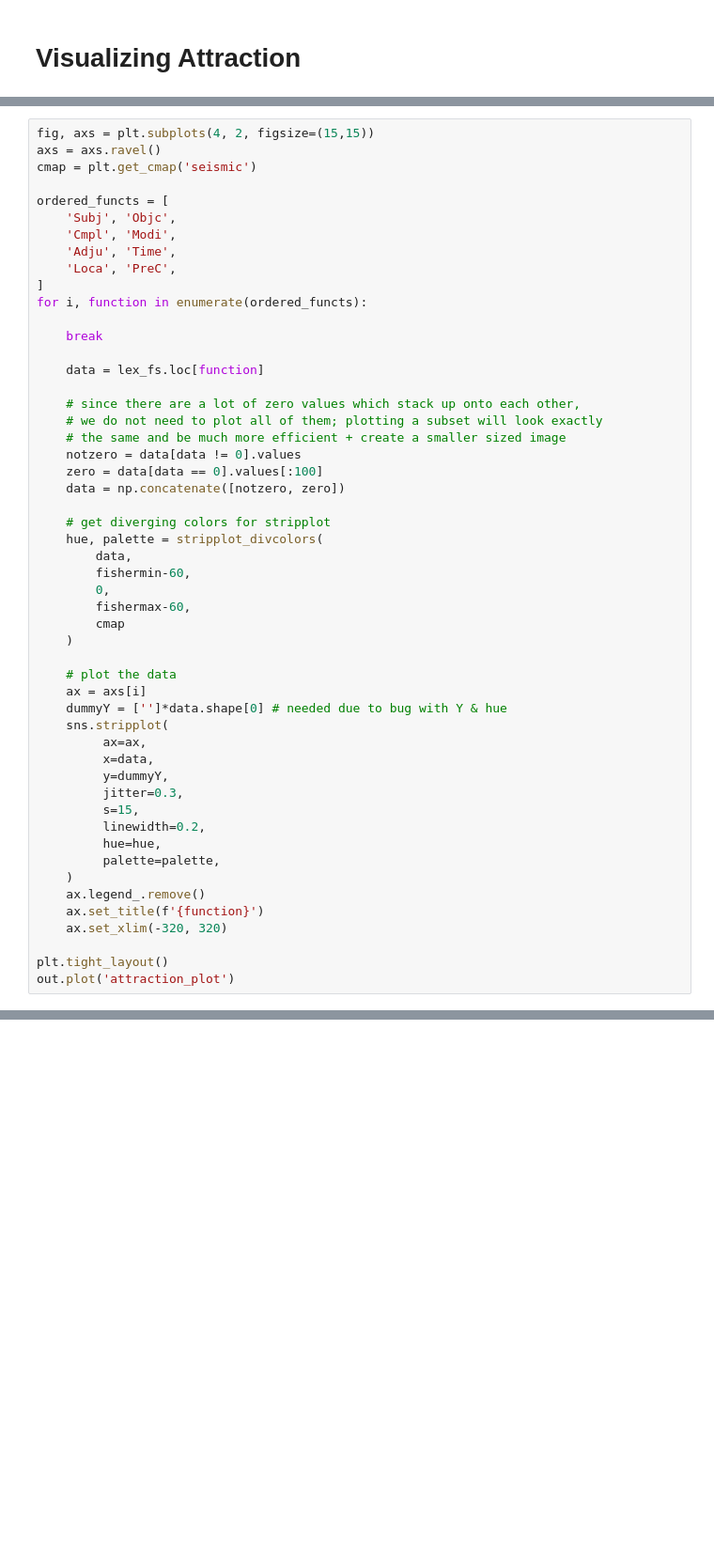
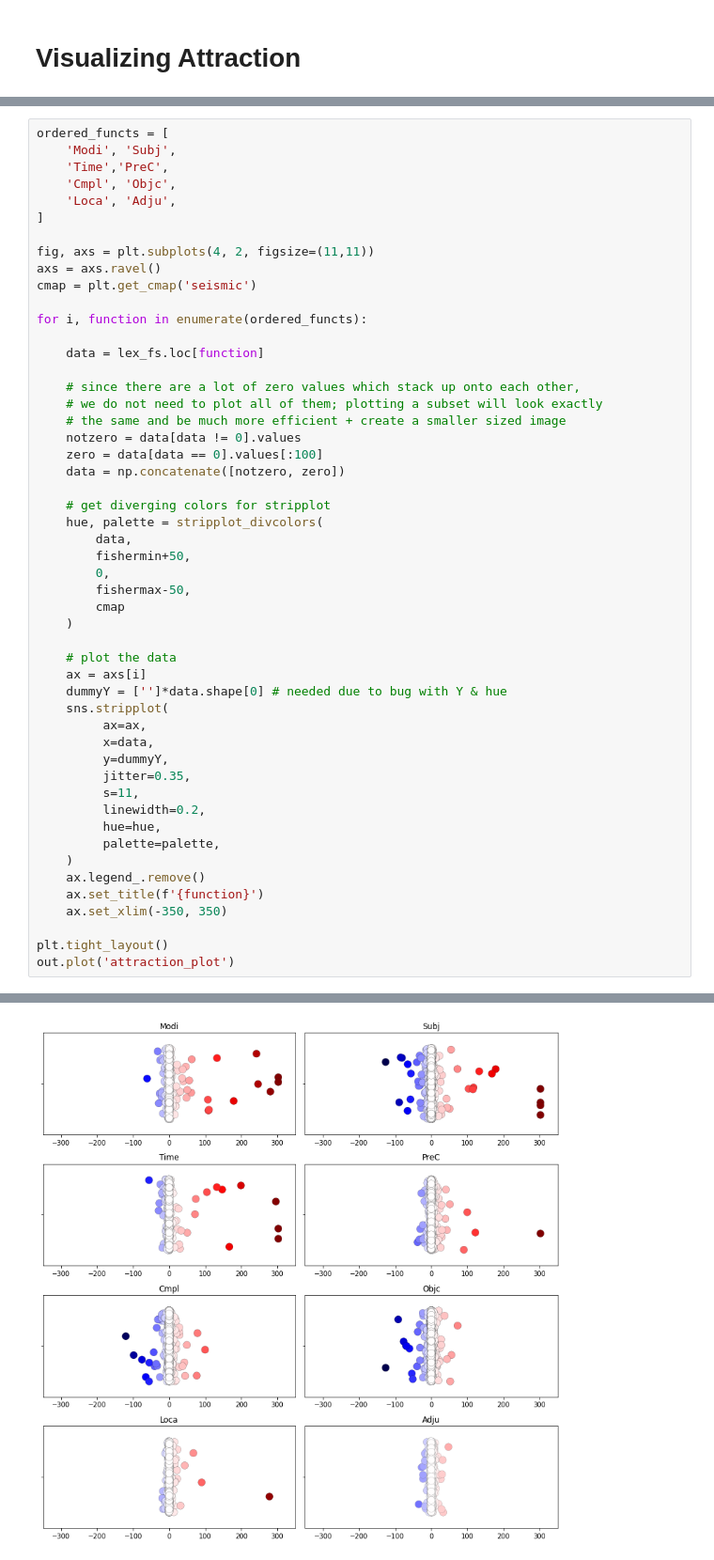
Before and after one commit to CambridgeSemiticsLab/BH_time_collocations, a Jupyter notebook: workflow/notebooks/analysis/head_association.ipynb, the cells around one changed output, grey strips where cells are left out. Shown at 94% size. Saved outputs shown, nothing was run; the diff lists cells and outputs as text; blank space fills up the shorter version.

```diff
--- a/workflow/notebooks/analysis/head_association.ipynb
+++ b/workflow/notebooks/analysis/head_association.ipynb
@@ -147,19 +284,18 @@ def stripplot_divcolors(x, maxval, midpoint, minval, cmap):
     # done!
     return (hue, palette)
 # %%
-fig, axs = plt.subplots(4, 2, figsize=(15,15))
+ordered_functs = [
+    'Modi', 'Subj',
+    'Time','PreC',
+    'Cmpl', 'Objc',
+    'Loca', 'Adju',
+]
+
+fig, axs = plt.subplots(4, 2, figsize=(11,11))
 axs = axs.ravel()
 cmap = plt.get_cmap('seismic')
 
-ordered_functs = [
-    'Subj', 'Objc',
-    'Cmpl', 'Modi',
-    'Adju', 'Time',
-    'Loca', 'PreC',
-]
 for i, function in enumerate(ordered_functs):
-
-    break
 
     data = lex_fs.loc[function]
 
@@ -173,9 +309,9 @@ for i, function in enumerate(ordered_functs):
     # get diverging colors for stripplot
     hue, palette = stripplot_divcolors(
         data,
-        fishermin-60,
+        fishermin+50,
         0,
-        fishermax-60,
+        fishermax-50,
         cmap
     )
 
@@ -186,15 +322,15 @@ for i, function in enumerate(ordered_functs):
          ax=ax,
          x=data,
          y=dummyY,
-         jitter=0.3,
-         s=15,
+         jitter=0.35,
+         s=11,
          linewidth=0.2,
          hue=hue,
          palette=palette,
     )
     ax.legend_.remove()
     ax.set_title(f'{function}')
-    ax.set_xlim(-320, 320)
+    ax.set_xlim(-350, 350)
 
 plt.tight_layout()
 out.plot('attraction_plot')
@@ -203,0 +338 @@ KeyboardInterrupt:
+[figure, added]
```
Also changed, not shown: parts of 40 cells of this notebook, 29 other files.
